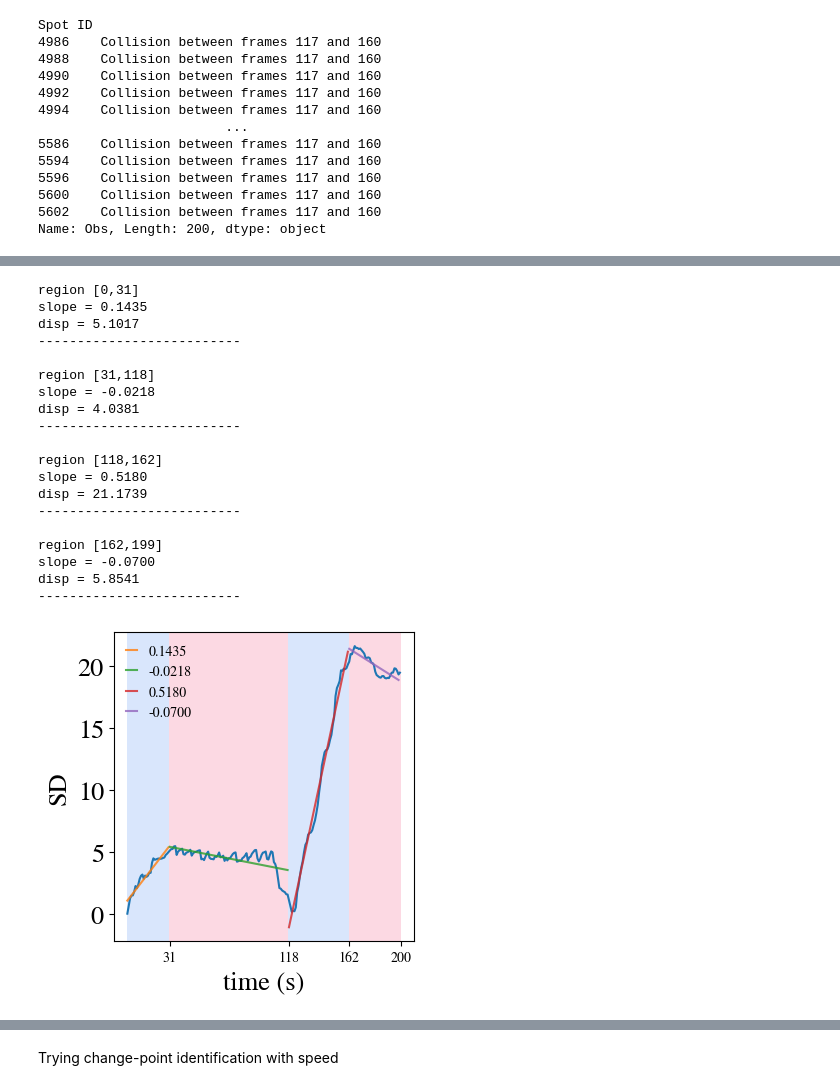
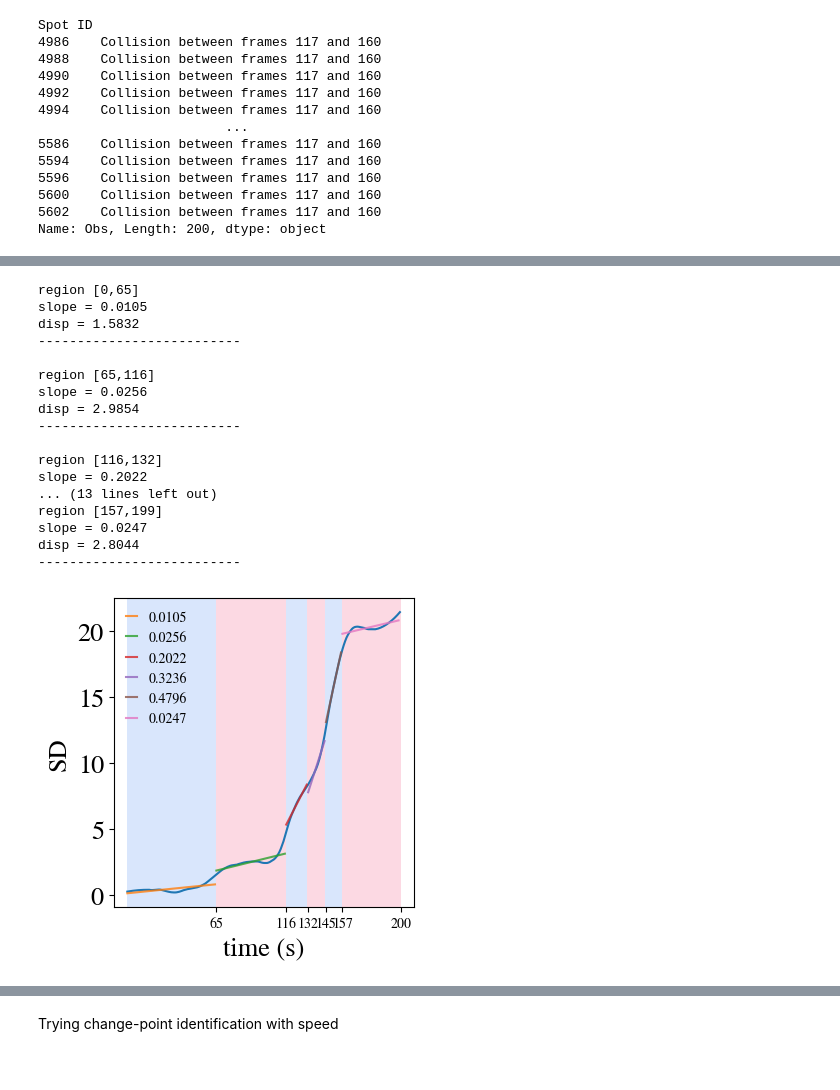
Before and after one commit to jannesantana/bacteria, a Jupyter notebook: smoothing_analysis.ipynb, the cells around one changed output, grey strips where cells are left out. Saved outputs shown, nothing was run; the diff lists cells and outputs as text; code cells hidden in the pictures.

```diff
--- a/smoothing_analysis.ipynb
+++ b/smoothing_analysis.ipynb
@@ -430,10 +430,11 @@ def find_plateaus_runs(traj, id, obs, smooth=False, piecewise_linear=False):
         segment_x = time[start:end]
         segment_y = linear_fit(segment_x, slope, b)
 
-        ax[0].plot(segment_x, segment_y, label=fr'$\Delta r$ = {disp_in_regions[i]:.3f}', alpha=0.8)
+        ax[0].plot(segment_x, segment_y, alpha=0.8)
+        #  label=fr'$\Delta r$ = {disp_in_regions[i]:.3f}' #disp label
         ax[0].annotate(f'{slope:.4f}', xy=(half_x - 1, data[half_x] + 0.1), fontsize=12)
 
-    ax[0].legend(fontsize=9, handlelength=0.8, frameon=False)
+    # ax[0].legend(fontsize=9, handlelength=0.8, frameon=False)
     ax[0].set_title(f'id {id}\n{obs}', fontsize=15)
     ax[0].set_xticks(result)
     ax[0].set_xticklabels(result, fontsize=10)
@@ -442,12 +443,12 @@ def find_plateaus_runs(traj, id, obs, smooth=False, piecewise_linear=False):
     plt.show()
 
     # Scatter plot: slope of SD vs total displacement in region
-    plt.figure(figsize=(4, 4))
-    plt.scatter(slopes_list[:, 0], disp_in_regions, s=20, color='red')
-    plt.xlabel('slope of squared displacement')
-    plt.ylabel('displacement in region')
-    plt.title(f'id {id}', fontsize=13)
-    plt.show()
+    # plt.figure(figsize=(4, 4))
+    # plt.scatter(slopes_list[:, 0], disp_in_regions, s=20, color='red')
+    # plt.xlabel('slope of squared displacement')
+    # plt.ylabel('displacement in region')
+    # plt.title(f'id {id}', fontsize=13)
+    # plt.show()
 
     return slopes_list[:, 0], disp_in_regions
 # %%
@@ -473,7 +474,7 @@ all_disp_regions_isolated = []
 for id in computed_ids_isolated:
     traj = dataframe_isolated[dataframe_isolated['Track ID']==id].sort_values('Frame')
     obs = traj['Obs'].values[0]
-    slopes_list,disp_in_regions=find_plateaus_runs(traj,id,obs,smooth=True,piecewise_linear=True)
+    slopes_list,disp_in_regions=find_plateaus_runs(traj,id,obs,smooth=True,piecewise_linear=False)
     mask = slopes_list <= 1
 
     all_slopes_sd_isolated+=list(slopes_list[mask])
@@ -559,3 +542,24 @@ nbkp = len(result)
+# %%
+x = traj['x (micron)'].values
+y = traj['y (micron)'].values
+# speed = traj['speed'].values
+time = traj['Frame'].values
+sd = compute_sd(traj)
+window_sd = 33
+order_sd = 2
+sd_smooth = savgol_filter(sd,window_sd,order_sd)
+n = len(sd)
+
+# Estimate noise by fitting one global line:
+coeffs = np.polyfit(np.arange(n), sd_smooth, 1)
+resid = sd_smooth - np.polyval(coeffs, np.arange(n))
+sigma2 = np.var(resid)
+pen = sigma2 * np.log(n)  # BIC-inspired penalty term
+cost = CostLinear().fit(sd_smooth)
+# alg = rpt.Pelt(custom_cost=cost, min_size=12, jump=1).fit(sd_smooth)
+alg = rpt.Pelt(model="l2", min_size=12, jump=1).fit(sd_smooth)
+result= alg.predict(pen=pen*0.6)
+nbkp = len(result)
 # %%
 slopes_list = np.zeros((nbkp,2))
 regions = np.zeros((nbkp,2),dtype=int)
@@ -580,55 +584,54 @@ for i in range(len(result)):
 
 
     regions[i] =np.array([start,end])
-    params,perr = curve_fit(linear_fit,time[start:end],sd[start:end])
+    params, _ = curve_fit(linear_fit, time[start + 3:end - 1], sd_smooth[start + 3:end - 1])
     slope = params[0]
+    slopes_list[i] = np.array([params[0], params[1]])
     # slope = (sd[end]-sd[start])/(time[end]-time[start])
     print(f'slope = {slope:.4f}\ndisp = {disp:.4f}\n--------------------------\n')
     # slopes_list.append([params[0],params[1]])
 
     slopes_list[i] = np.array([params[0],params[1]])
 # %% [output]
-region [0,31]
-slope = 0.1435
-disp = 5.1017
+region [0,65]
+slope = 0.0105
+disp = 1.5832
 --------------------------
 
-region [31,118]
-slope = -0.0218
-disp = 4.0381
+region [65,116]
+slope = 0.0256
+disp = 2.9854
 --------------------------
 
-region [118,162]
-slope = 0.5180
-disp = 21.1739
+region [116,132]
+slope = 0.2022
+... (13 lines left out)
+region [157,199]
+slope = 0.0247
+disp = 2.8044
 --------------------------
-
-region [162,199]
-slope = -0.0700
-disp = 5.8541
---------------------------
 # %%
-fig,ax = rpt.display(sd, result,figsize=(4,4))
+fig,ax = rpt.display(sd_smooth, result,figsize=(4,4))
 ax[0].set_xlabel('time (s)')
 ax[0].set_ylabel('SD')
 for i in range(len(result)):
     start,end = regions[i][0],regions[i][1]
     slope,b = slopes_list[i][0],slopes_list[i][1]
     x = time[start:end]
     y = linear_fit(x,slope,b)
 
     # print(x)
 
 
     ax[0].plot(x,y,label=f'{slope:.4f}',alpha=0.8)
 ax[0].legend(fontsize=10,handlelength=0.8,frameon=False)
 
 ax[0].set_xticks(result)
 ax[0].set_xticklabels(result,fontsize=10)
 
 plt.show()
 # %% [output]
-[figure, old version]
+[figure, new version]
 # %%
 plt.figure(figsize=(4,4))
 plt.scatter(slopes_list[:,0],disp_in_regions,s=20,color='red')
```
Also changed, not shown: parts of 7 cells of this notebook.
